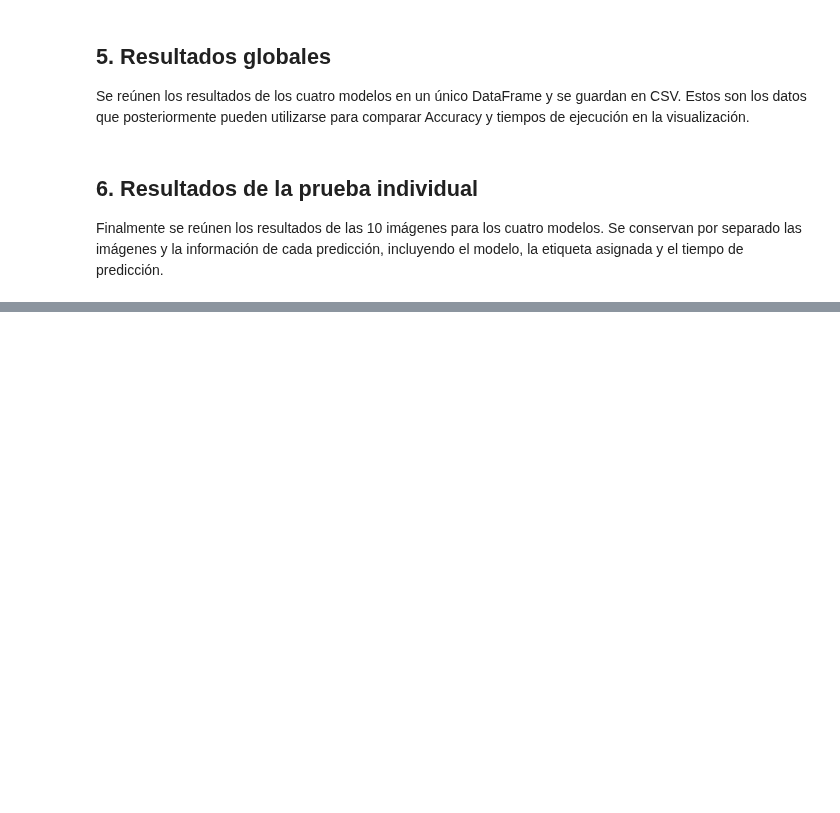
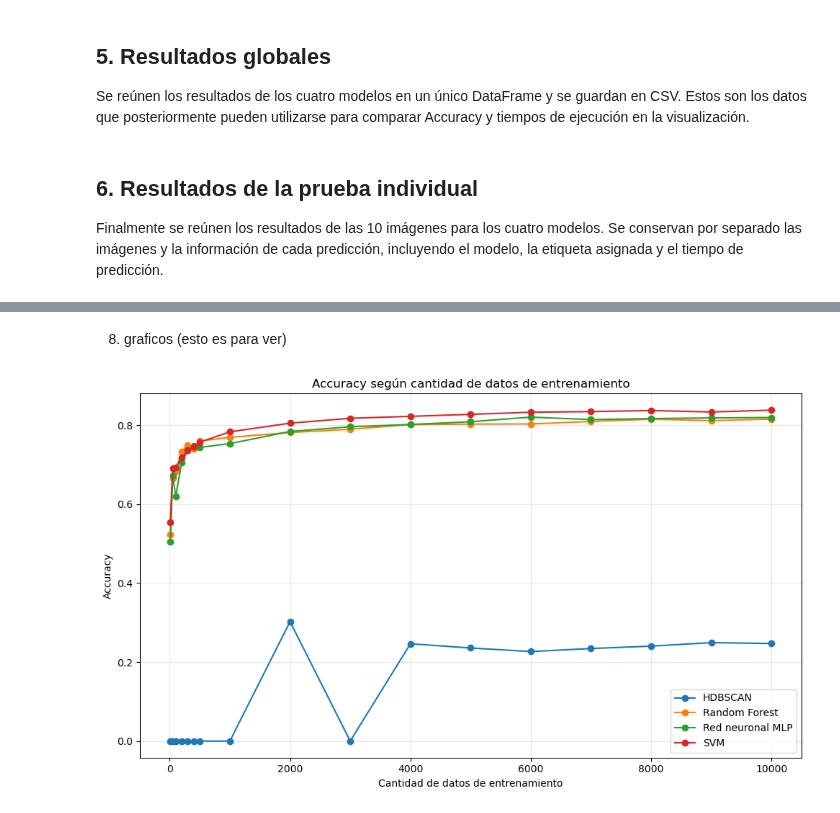
Before and after one commit to josegdotcom/Proyecto-infovis, a Jupyter notebook: data/prueba-1.ipynb, the cells around one changed output, grey strips where cells are left out. Drawn from its saved outputs; the diff is of its cells as text; code cells hidden in the pictures; blank space fills up the shorter version.

Commit message:
Prueba a travez del tiempo lista

```diff
--- a/data/prueba-1.ipynb
+++ b/data/prueba-1.ipynb
@@ -330,6 +330,7 @@ rf_model = RandomForestClassifier(
 rf_model, rf_pred, rf_results, rf_individuales = evaluar_clasificador(
     "Random Forest",
     rf_model,
+    X_train, y_train, X_test, y_test,
     X_individual
 )
 # %%
@@ -349,6 +350,7 @@ mlp_model = MLPClassifier(
 mlp_model, mlp_pred, mlp_results, mlp_individuales = evaluar_clasificador(
     "Red neuronal MLP",
     mlp_model,
+    X_train, y_train, X_test, y_test,
     X_individual
 )
 # %%
@@ -415,0 +602,21 @@ df_resultados_individuales.to_csv(
+# %%
+df_resultados_progresivos = pd.DataFrame(
+    resultados_progresivos
+)
+
+df_resultados_progresivos = df_resultados_progresivos[
+    [
+        "cantidad_train",
+        "modelo",
+        "accuracy",
+        "tiempo_entrenamiento_s",
+        "tiempo_prediccion_s"
+    ]
+].sort_values(["cantidad_train", "modelo"]).reset_index(drop=True)
+
+df_resultados_progresivos.to_csv(
+    "resultados/resultados_entrenamiento_progresivo.csv",
+    index=False
+)
+
+df_resultados_progresivos.head(12)
@@ -415,0 +637,26 @@ df_resultados_individuales.to_csv(
+# %% [markdown]
+8. graficos (esto es para ver)
+# %%
+plt.figure(figsize=(10, 6))
+
+for modelo in df_resultados_progresivos["modelo"].unique():
+    datos = df_resultados_progresivos[df_resultados_progresivos["modelo"] == modelo]
+
+    plt.plot(
+        datos["cantidad_train"],
+        datos["accuracy"],
+        marker="o",
+        label=modelo
+    )
+
+plt.xlabel("Cantidad de datos de entrenamiento")
+plt.ylabel("Accuracy")
+plt.title("Accuracy según cantidad de datos de entrenamiento")
+
+plt.legend()
+plt.grid(True, alpha=0.3)
+
+plt.tight_layout()
+plt.show()
+# %% [output]
+[figure, added]
```
Also changed, not shown: parts of 9 cells of this notebook, 1 other file.
